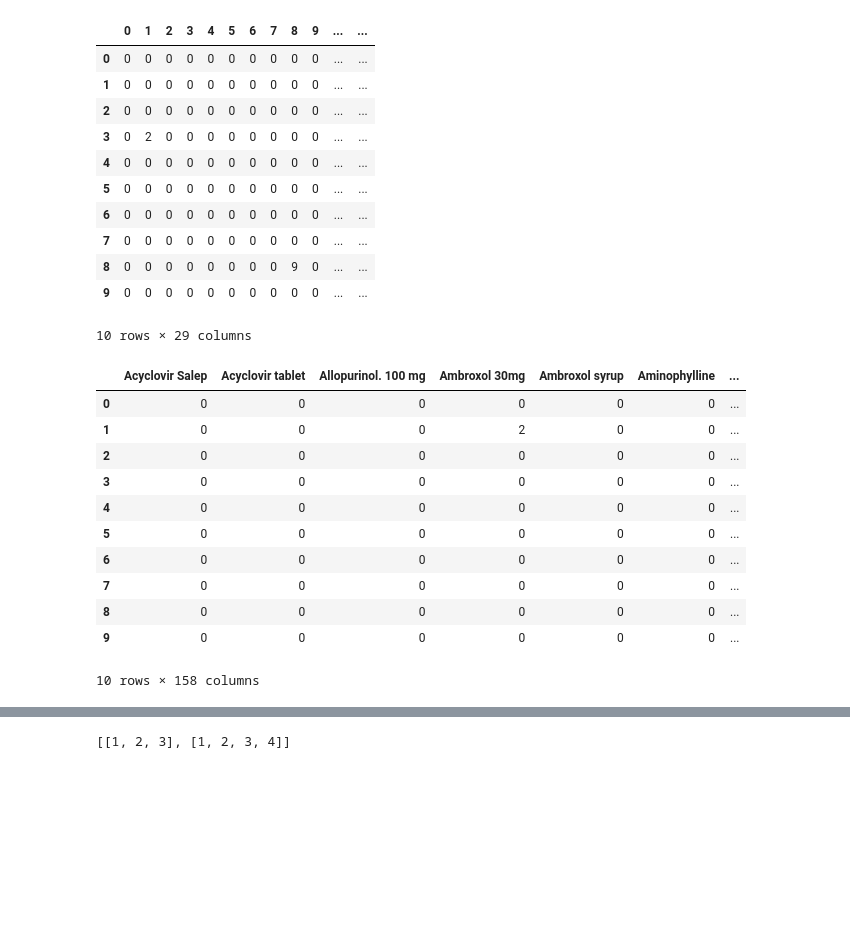
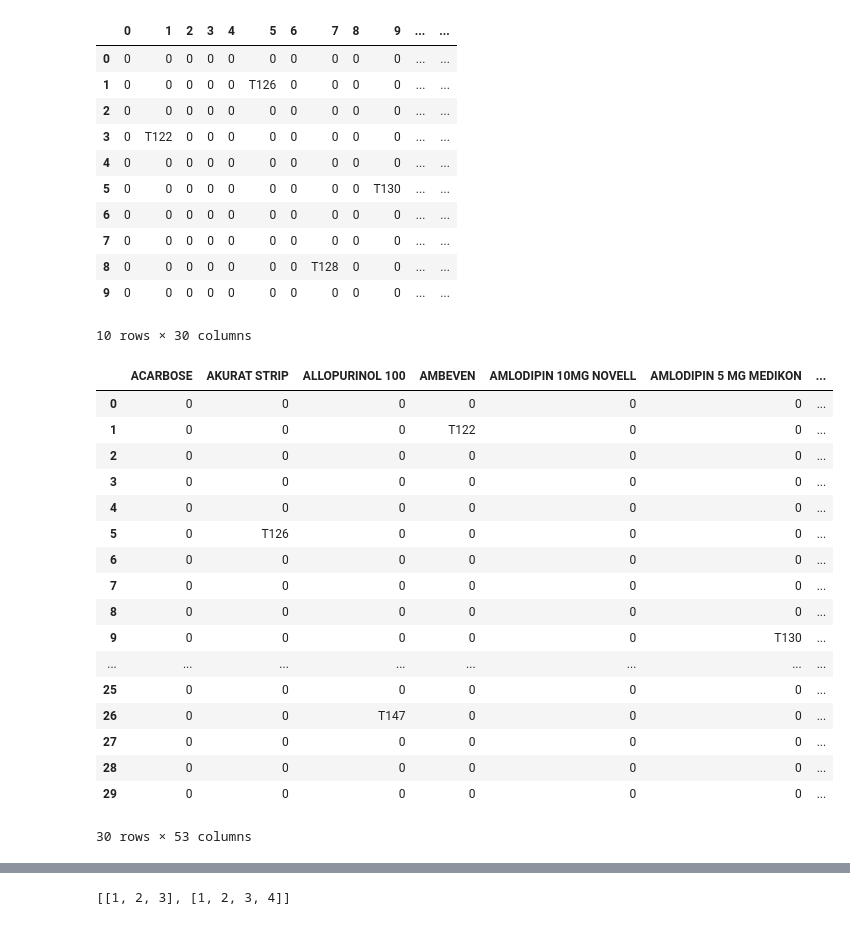
Before and after one commit to tami9/research, a Jupyter notebook: docs/Eclat Custom Libraries Test.ipynb, the cells around one changed output, grey strips where cells are left out. Cells and saved outputs as stored; diff of their text form; code cells hidden in the pictures; blank space fills up the shorter version.

```diff
--- a/docs/Eclat Custom Libraries Test.ipynb
+++ b/docs/Eclat Custom Libraries Test.ipynb
@@ -2,6 +2,6 @@
 import pandas as pd
 from eclat import Eclat
 # %%
-data = pd.read_excel('april2018.xlsx')
+data = pd.read_excel('datasampel.xlsx')
 data.head(10)
 # %% [output]
@@ -20,5 +20,5 @@ data.head(10)
 # %%
-objek = Eclat(dataset=data, pair=2)
+objek = Eclat(dataset=data, pair=3)
 # %%
 drugs = objek.getDrugs()
 drugs
@@ -84,31 +84,37 @@ transpose.head(10)
 # %% [output]
 |  | 0 | 1 | 2 | 3 | 4 | 5 | 6 | 7 | 8 | 9 | ... | ... |
 | 0 | 0 | 0 | 0 | 0 | 0 | 0 | 0 | 0 | 0 | 0 | ... | ... |
-| 1 | 0 | 0 | 0 | 0 | 0 | 0 | 0 | 0 | 0 | 0 | ... | ... |
+| 1 | 0 | 0 | 0 | 0 | 0 | T126 | 0 | 0 | 0 | 0 | ... | ... |
 | 2 | 0 | 0 | 0 | 0 | 0 | 0 | 0 | 0 | 0 | 0 | ... | ... |
-| 3 | 0 | 2 | 0 | 0 | 0 | 0 | 0 | 0 | 0 | 0 | ... | ... |
+| 3 | 0 | T122 | 0 | 0 | 0 | 0 | 0 | 0 | 0 | 0 | ... | ... |
 | 4 | 0 | 0 | 0 | 0 | 0 | 0 | 0 | 0 | 0 | 0 | ... | ... |
-| 5 | 0 | 0 | 0 | 0 | 0 | 0 | 0 | 0 | 0 | 0 | ... | ... |
+| 5 | 0 | 0 | 0 | 0 | 0 | 0 | 0 | 0 | 0 | T130 | ... | ... |
 | 6 | 0 | 0 | 0 | 0 | 0 | 0 | 0 | 0 | 0 | 0 | ... | ... |
 | 7 | 0 | 0 | 0 | 0 | 0 | 0 | 0 | 0 | 0 | 0 | ... | ... |
-| 8 | 0 | 0 | 0 | 0 | 0 | 0 | 0 | 0 | 9 | 0 | ... | ... |
+| 8 | 0 | 0 | 0 | 0 | 0 | 0 | 0 | T128 | 0 | 0 | ... | ... |
 | 9 | 0 | 0 | 0 | 0 | 0 | 0 | 0 | 0 | 0 | 0 | ... | ... |
-10 rows × 29 columns
+10 rows × 30 columns
 # %%
 dfCleanData = pd.DataFrame(cleanData)
 dfCleanData.columns = drugs
-dfCleanData.head(10)
+dfCleanData
 # %% [output]
-|  | Acyclovir Salep | Acyclovir tablet | Allopurinol. 100 mg | Ambroxol 30mg | Ambroxol syrup | Aminophylline | ... |
+|  | ACARBOSE | AKURAT STRIP | ALLOPURINOL 100 | AMBEVEN | AMLODIPIN 10MG NOVELL | AMLODIPIN 5 MG MEDIKON | ... |
 | 0 | 0 | 0 | 0 | 0 | 0 | 0 | ... |
-| 1 | 0 | 0 | 0 | 2 | 0 | 0 | ... |
+| 1 | 0 | 0 | 0 | T122 | 0 | 0 | ... |
 | 2 | 0 | 0 | 0 | 0 | 0 | 0 | ... |
 | 3 | 0 | 0 | 0 | 0 | 0 | 0 | ... |
 | 4 | 0 | 0 | 0 | 0 | 0 | 0 | ... |
-| 5 | 0 | 0 | 0 | 0 | 0 | 0 | ... |
+| 5 | 0 | T126 | 0 | 0 | 0 | 0 | ... |
 | 6 | 0 | 0 | 0 | 0 | 0 | 0 | ... |
 | 7 | 0 | 0 | 0 | 0 | 0 | 0 | ... |
 | 8 | 0 | 0 | 0 | 0 | 0 | 0 | ... |
-| 9 | 0 | 0 | 0 | 0 | 0 | 0 | ... |
+| 9 | 0 | 0 | 0 | 0 | 0 | T130 | ... |
+| ... | ... | ... | ... | ... | ... | ... | ... |
+| 25 | 0 | 0 | 0 | 0 | 0 | 0 | ... |
+| 26 | 0 | 0 | T147 | 0 | 0 | 0 | ... |
+| 27 | 0 | 0 | 0 | 0 | 0 | 0 | ... |
+| 28 | 0 | 0 | 0 | 0 | 0 | 0 | ... |
+| 29 | 0 | 0 | 0 | 0 | 0 | 0 | ... |
-10 rows × 158 columns
+30 rows × 53 columns
 # %%
```
Also changed, not shown: parts of 6 cells of this notebook.
